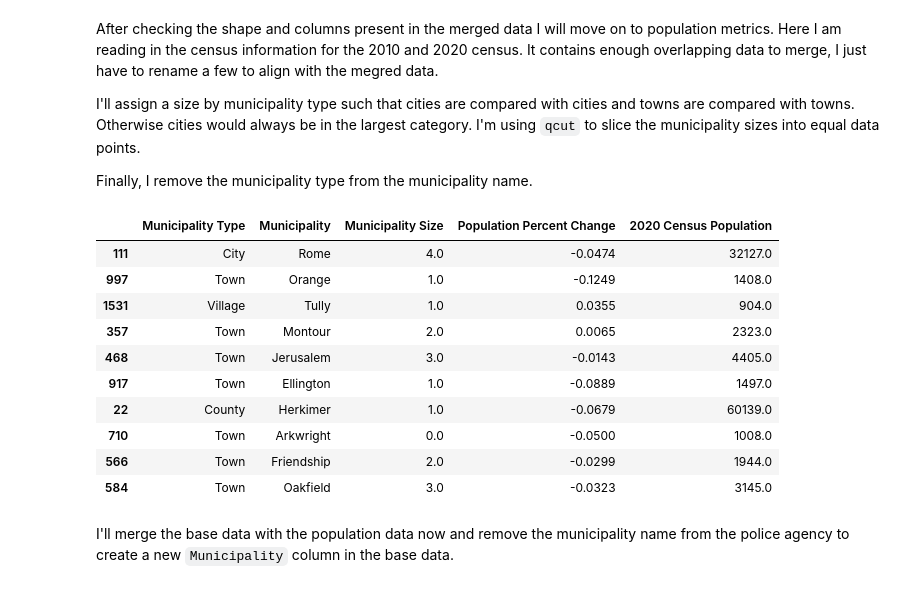
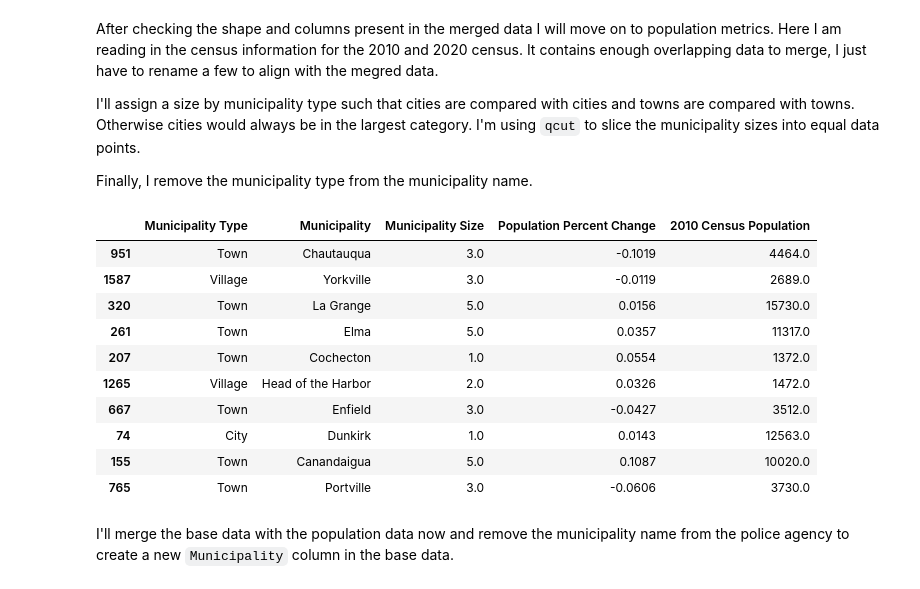
Before and after one commit to ARQ284/Data-Science-Portfolio, a Jupyter notebook: NY Crime Machine Learning Project.ipynb, the cells around one changed output. Cells and saved outputs as stored; diff of their text form; code cells hidden in the pictures.

```diff
--- a/NY Crime Machine Learning Project.ipynb
+++ b/NY Crime Machine Learning Project.ipynb
@@ -51,29 +51,29 @@ Finally, I remove the municipality type from the municipality name.
 # %%
 pop = pd.read_csv("Census_2010_and_2020_Population__Region__Counties__Cities__Towns__Villages.csv").\
 rename(columns={"Area Type":"Municipality Type","Area Name":"Municipality"})
 
-pop['Municipality Size'] = pop.groupby(['Municipality Type'])['2020 Census Population'].transform(
+pop['Municipality Size'] = pop.groupby(['Municipality Type'])['2010 Census Population'].transform(
                      lambda x: pd.qcut(x, 6, labels=False,duplicates="drop"))
 
-pop = pop[['Municipality Type','Municipality','Municipality Size','Population Percent Change','2020 Census Population']]\
+pop = pop[['Municipality Type','Municipality','Municipality Size','Population Percent Change','2010 Census Population']]\
 .assign(Municipality = lambda x: x.Municipality.replace(to_replace=r'village|city|town|County| and',
                                                  value='', regex=True).str.strip())
 
 pop.drop_duplicates(subset=['Municipality',"Municipality Type"])
 
 pop.sample(10)
 # %% [output]
-|  | Municipality Type | Municipality | Municipality Size | Population Percent Change | 2020 Census Population |
-| 111 | City | Rome | 4.0 | -0.0474 | 32127.0 |
-| 997 | Town | Orange | 1.0 | -0.1249 | 1408.0 |
-| 1531 | Village | Tully | 1.0 | 0.0355 | 904.0 |
-| 357 | Town | Montour | 2.0 | 0.0065 | 2323.0 |
-| 468 | Town | Jerusalem | 3.0 | -0.0143 | 4405.0 |
-| 917 | Town | Ellington | 1.0 | -0.0889 | 1497.0 |
-| 22 | County | Herkimer | 1.0 | -0.0679 | 60139.0 |
-| 710 | Town | Arkwright | 0.0 | -0.0500 | 1008.0 |
-| 566 | Town | Friendship | 2.0 | -0.0299 | 1944.0 |
-| 584 | Town | Oakfield | 3.0 | -0.0323 | 3145.0 |
+|  | Municipality Type | Municipality | Municipality Size | Population Percent Change | 2010 Census Population |
+| 951 | Town | Chautauqua | 3.0 | -0.1019 | 4464.0 |
+| 1587 | Village | Yorkville | 3.0 | -0.0119 | 2689.0 |
+| 320 | Town | La Grange | 5.0 | 0.0156 | 15730.0 |
+| 261 | Town | Elma | 5.0 | 0.0357 | 11317.0 |
+| 207 | Town | Cochecton | 1.0 | 0.0554 | 1372.0 |
+| 1265 | Village | Head of the Harbor | 2.0 | 0.0326 | 1472.0 |
+| 667 | Town | Enfield | 3.0 | -0.0427 | 3512.0 |
+| 74 | City | Dunkirk | 1.0 | 0.0143 | 12563.0 |
+| 155 | Town | Canandaigua | 5.0 | 0.1087 | 10020.0 |
+| 765 | Town | Portville | 3.0 | -0.0606 | 3730.0 |
 # %% [markdown]
 I'll merge the base data with the population data now and remove the municipality name from the police agency to create a new `Municipality` column in the base data.
 # %%
```
Also changed, not shown: parts of 15 cells of this notebook.
